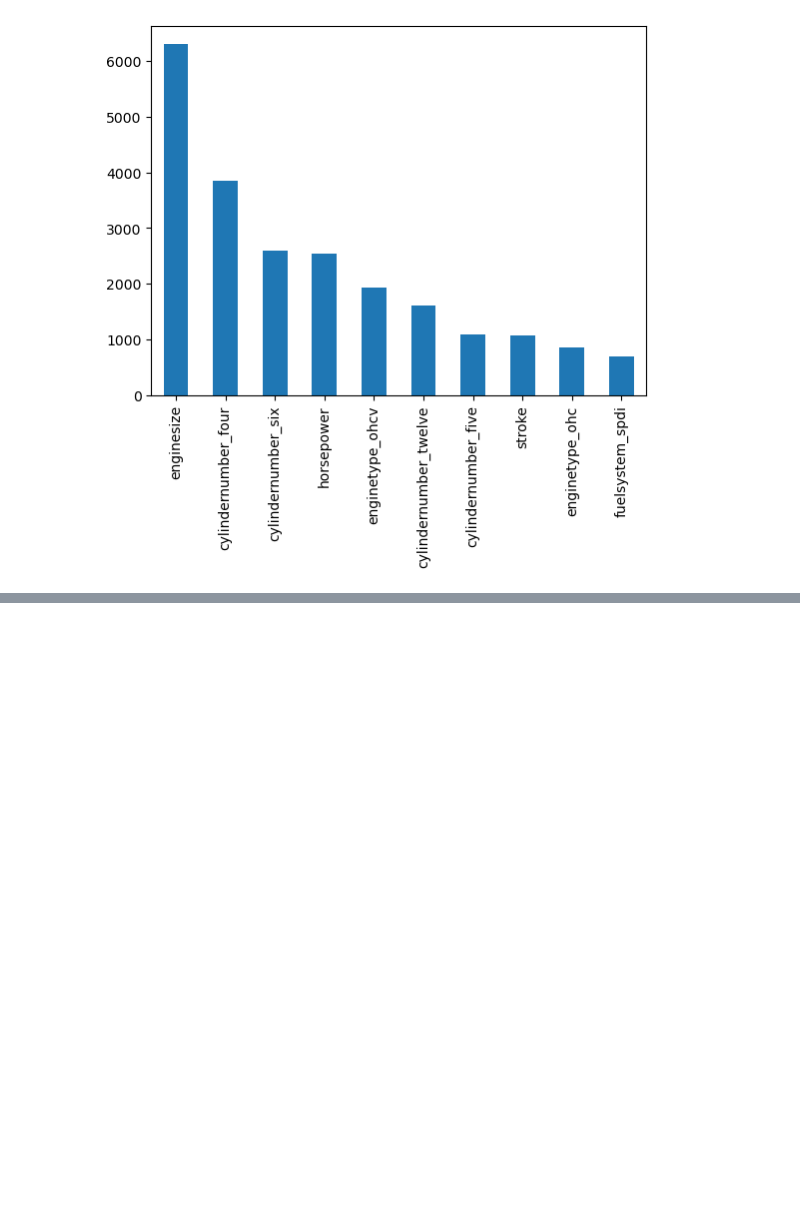
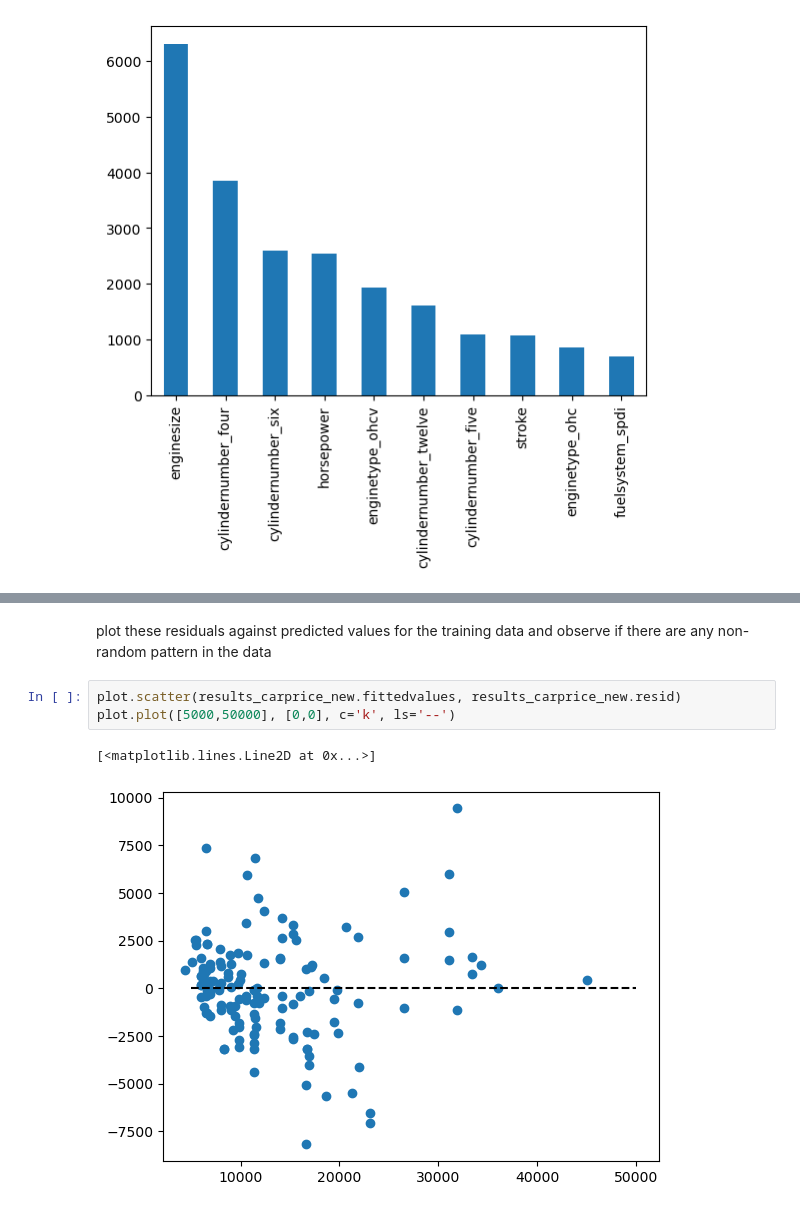
Before and after one commit to SamuelMbogo/Predicting-Car-Prices-, a Jupyter notebook: Predicting Car Prices - Multiple Linear Regression.ipynb, the cells around one changed output, grey strips where cells are left out. Saved outputs shown, nothing was run; the diff lists cells and outputs as text; blank space fills up the shorter version.

Commit message:
Multiple Linear Regression
Finished conducting residual and residual plot analysis as well as evaluating the linear regression model.

```diff
--- a/Predicting Car Prices - Multiple Linear Regression.ipynb
+++ b/Predicting Car Prices - Multiple Linear Regression.ipynb
@@ -450,0 +465,8 @@ The graph above gives us a sense of how important each feature is.
+# %% [markdown]
+plot these residuals against  predicted values for the training data and observe if there are any non-random pattern in the data
+# %%
+plot.scatter(results_carprice_new.fittedvalues, results_carprice_new.resid)
+plot.plot([5000,50000], [0,0], c='k', ls='--')
+# %% [output]
+[<matplotlib.lines.Line2D at 0x...>]
+[figure, added]
```
Also changed, not shown: parts of 8 cells of this notebook.
